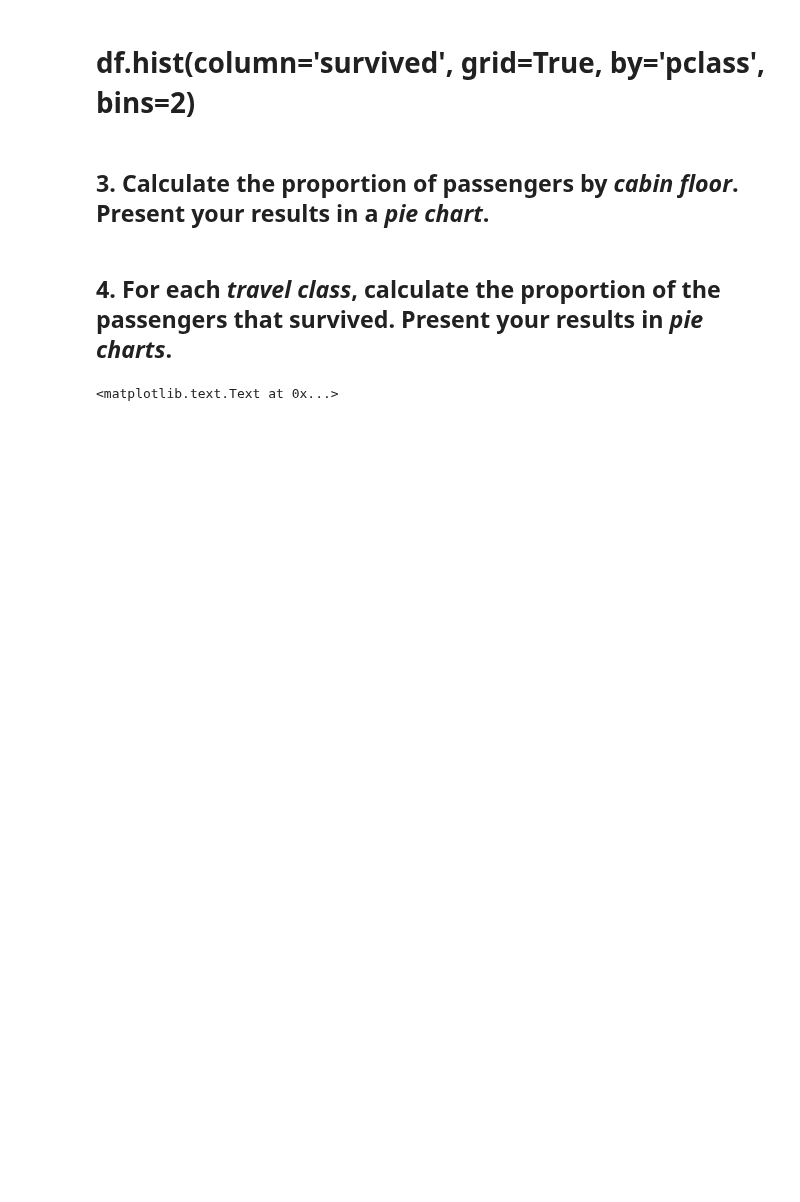
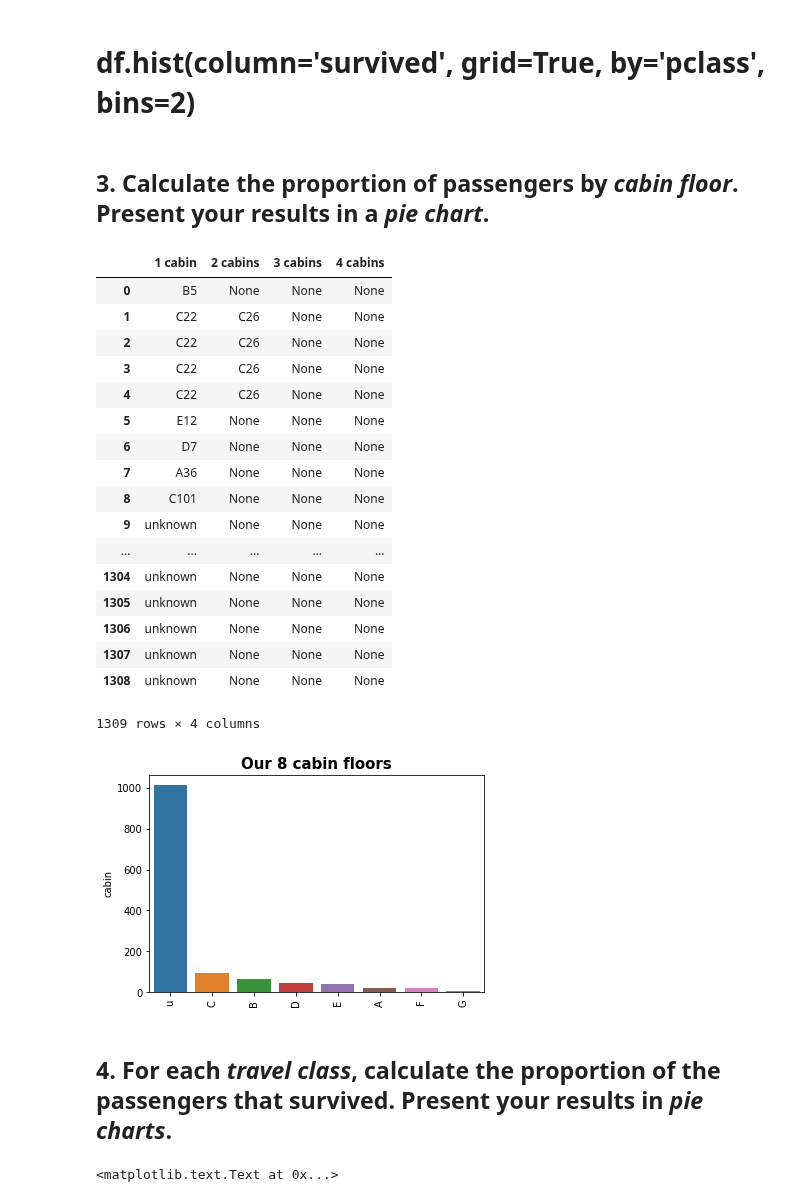
Before and after one commit to mosimann/ADA, a Jupyter notebook: Homework 1.ipynb, the cells around one changed output. Cells and saved outputs as stored; diff of their text form; code cells hidden in the pictures; blank space fills up the shorter version.

```diff
--- a/Homework 1.ipynb
+++ b/Homework 1.ipynb
@@ -423,6 +464,45 @@ array([[<matplotlib.axes._subplots.AxesSubplot object at 0x...>]], dtype=object)
 # df.hist(column='survived', grid=True, by='pclass', bins=2)
 # %% [markdown]
 ## 3. Calculate the proportion of passengers by _cabin floor_. Present your results in a _pie chart_.
+# %%
+# The cabin floors are defined by A B C D E F G, with A being the top floor and G the bottom one
+
+
+#Il faut regrouper les personnes qui sont dans les memes cabines, repetitions de cabine peut falsifier
+
+nice_bar_plot('cabin floors', cabins.value_counts(),8 )
+
+# Split when there are more than on cabin per person
+split_cab = df.cabin.str.split(" ", expand = True)
+split_cab.columns = ['1 cabin','2 cabins','3 cabins','4 cabins']
+split_cab
+
+#split_cab['1 cabin'] = split_cab['1 cabin'].str[0]
+#split_cab['2 cabins'] = split_cab['2 cabins'].str[0]
+#split_cab['3 cabins'] = split_cab['3 cabins'].str[0]
+#split_cab['4 cabins'] = split_cab['4 cabins'].str[0]
+#split_cab
+#nice_bar_plot('cabin floors', split_cab['1 cabin'].value_counts(),8 )
+# %% [output]
+|  | 1 cabin | 2 cabins | 3 cabins | 4 cabins |
+| 0 | B5 | None | None | None |
+| 1 | C22 | C26 | None | None |
+| 2 | C22 | C26 | None | None |
+| 3 | C22 | C26 | None | None |
+| 4 | C22 | C26 | None | None |
+| 5 | E12 | None | None | None |
+| 6 | D7 | None | None | None |
+| 7 | A36 | None | None | None |
+| 8 | C101 | None | None | None |
+| 9 | unknown | None | None | None |
+| ... | ... | ... | ... | ... |
+| 1304 | unknown | None | None | None |
+| 1305 | unknown | None | None | None |
+| 1306 | unknown | None | None | None |
+| 1307 | unknown | None | None | None |
+| 1308 | unknown | None | None | None |
+1309 rows × 4 columns
+[figure, added]
 # %% [markdown]
 ## 4. For each _travel class_, calculate the proportion of the passengers that survived. Present your results in _pie charts_.
 # %%
```
Also changed, not shown: parts of 3 cells of this notebook.
